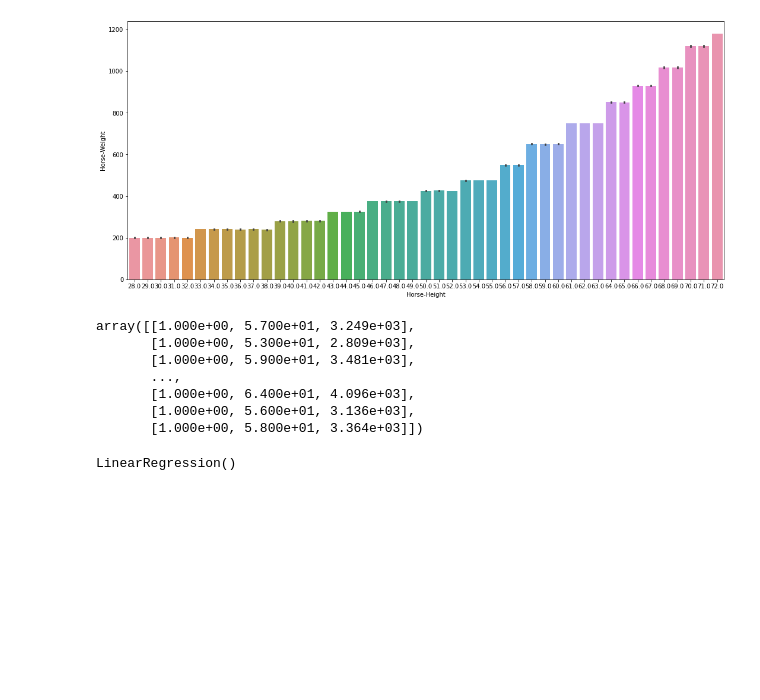
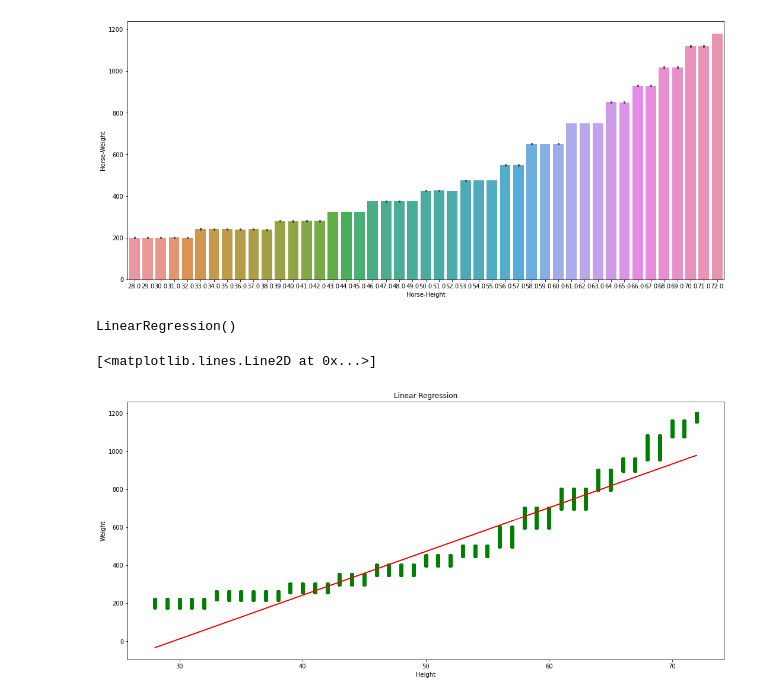
Before and after one commit to pythonpioneer/Data-Science, a Jupyter notebook: Project MLHD/PolynomialRegression/polyregression.ipynb, the cells around one changed output. Cells and saved outputs as stored; diff of their text form; code cells hidden in the pictures; blank space fills up the shorter version.

```diff
--- a/Project MLHD/PolynomialRegression/polyregression.ipynb
+++ b/Project MLHD/PolynomialRegression/polyregression.ipynb
@@ -66,30 +66,24 @@ sns.barplot(x='Horse-Height', y='Horse-Weight', data=hd)
 <AxesSubplot:xlabel='Horse-Height', ylabel='Horse-Weight'>
 [figure]
 # %%
-# now build our model
-from sklearn.preprocessing import PolynomialFeatures
+# Now fit the linear regression model
+from sklearn.linear_model import LinearRegression
 
-poly = PolynomialFeatures(degree=2)
-
-# # here we are fitting our model and transforming it
-# poly.fit(X_train.reshape(-1, 1))
-# poly.transform(X_train.reshape(-1, 1))
-
-# we can also use that
-poly.fit_transform(X_train.reshape(-1, 1))
+# train our model
+lin_model = LinearRegression()
+lin_model.fit(X_train, y_train)
 # %% [output]
-array([[1.000e+00, 5.700e+01, 3.249e+03],
-       [1.000e+00, 5.300e+01, 2.809e+03],
-       [1.000e+00, 5.900e+01, 3.481e+03],
-       ...,
-       [1.000e+00, 6.400e+01, 4.096e+03],
-       [1.000e+00, 5.600e+01, 3.136e+03],
-       [1.000e+00, 5.800e+01, 3.364e+03]])
+LinearRegression()
 # %%
-# now build our linear model
-from sklearn.linear_model import LinearRegression
+# now plot the data and model
+plt.subplots(figsize=(18, 8))
+plt.scatter(X_train, y_train, color='green')
+plt.title('Linear Regression')
+plt.xlabel('Height')
+plt.ylabel('Weight')
 
-poly_reg_model = LinearRegression()
-poly_reg_model.fit(X_train, y_train)
+# now plot the model
+plt.plot(X_train, lin_model.predict(X_train), color='red')
 # %% [output]
-LinearRegression()
+[<matplotlib.lines.Line2D at 0x...>]
+[figure, added]
```
Also changed, not shown: parts of 9 cells of this notebook.
